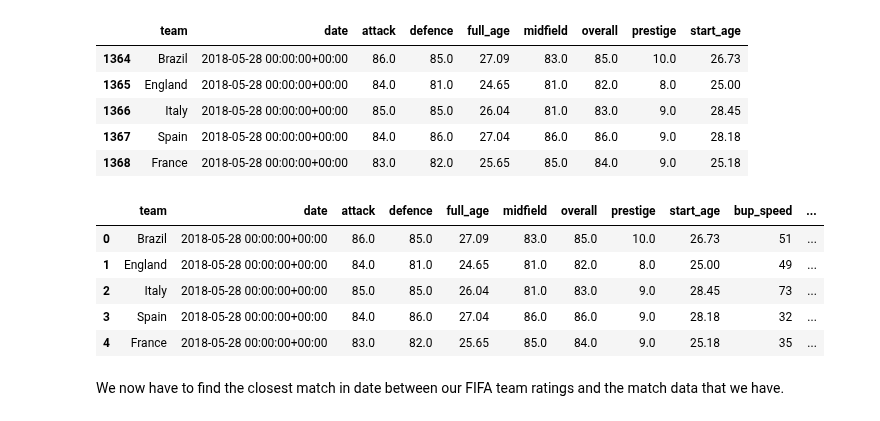
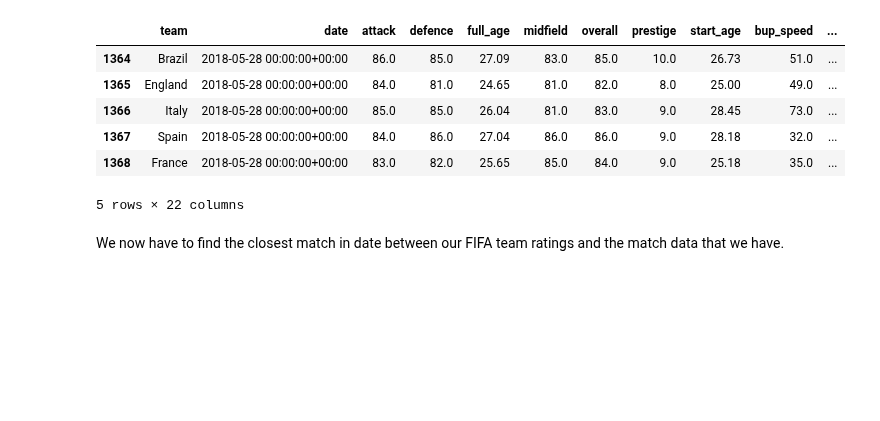
Before and after one commit to AC209aWC2018/World-Cup-2018, a Jupyter notebook: team-ratings-cleaning.ipynb, the cells around one changed output. Cells and saved outputs as stored; diff of their text form; code cells hidden in the pictures; blank space fills up the shorter version.

Commit message:
Updated with player data

```diff
--- a/team-ratings-cleaning.ipynb
+++ b/team-ratings-cleaning.ipynb
@@ -22,39 +22,20 @@ results.head()
 | 31703 | 2010-01-02 00:00:00+00:00 | Yemen | Tajikistan | 0 | 1 | Friendly | Sana'a | Yemen | False |
 | 31704 | 2010-01-03 00:00:00+00:00 | Angola | Gambia | 1 | 1 | Friendly | Vila Real de Santo António | Portugal | True |
 # %%
-ratings = pd.read_csv('data/team_stats.csv')
+ratings = pd.read_csv('data/team_stats_final.csv')
 ratings['date'] = pd.to_datetime(ratings['date'], utc=True)
 
 # restrict dates
 ratings = ratings[(ratings['date'] > earliest_date) & (ratings['date'] < latest_date)]
 ratings.head()
 # %% [output]
-|  | team | date | attack | defence | full_age | midfield | overall | prestige | start_age |
-| 1364 | Brazil | 2018-05-28 00:00:00+00:00 | 86.0 | 85.0 | 27.09 | 83.0 | 85.0 | 10.0 | 26.73 |
-| 1365 | England | 2018-05-28 00:00:00+00:00 | 84.0 | 81.0 | 24.65 | 81.0 | 82.0 | 8.0 | 25.00 |
-| 1366 | Italy | 2018-05-28 00:00:00+00:00 | 85.0 | 85.0 | 26.04 | 81.0 | 83.0 | 9.0 | 28.45 |
-| 1367 | Spain | 2018-05-28 00:00:00+00:00 | 84.0 | 86.0 | 27.04 | 86.0 | 86.0 | 9.0 | 28.18 |
-| 1368 | France | 2018-05-28 00:00:00+00:00 | 83.0 | 82.0 | 25.65 | 85.0 | 84.0 | 9.0 | 25.18 |
+|  | team | date | attack | defence | full_age | midfield | overall | prestige | start_age | bup_speed | ... |
+| 1364 | Brazil | 2018-05-28 00:00:00+00:00 | 86.0 | 85.0 | 27.09 | 83.0 | 85.0 | 10.0 | 26.73 | 51.0 | ... |
+| 1365 | England | 2018-05-28 00:00:00+00:00 | 84.0 | 81.0 | 24.65 | 81.0 | 82.0 | 8.0 | 25.00 | 49.0 | ... |
+| 1366 | Italy | 2018-05-28 00:00:00+00:00 | 85.0 | 85.0 | 26.04 | 81.0 | 83.0 | 9.0 | 28.45 | 73.0 | ... |
+| 1367 | Spain | 2018-05-28 00:00:00+00:00 | 84.0 | 86.0 | 27.04 | 86.0 | 86.0 | 9.0 | 28.18 | 32.0 | ... |
+| 1368 | France | 2018-05-28 00:00:00+00:00 | 83.0 | 82.0 | 25.65 | 85.0 | 84.0 | 9.0 | 25.18 | 35.0 | ... |
+5 rows × 22 columns
-# %%
-# augment the team ratings with extended data
-ratings_ext = pd.read_csv('data/team_stats_ext.csv')
-
-# convert dates
-ratings_ext['date'] = pd.to_datetime(ratings_ext['date'], utc=True)
-ratings_ext = ratings_ext[(ratings_ext['date'] > earliest_date) & (ratings_ext['date'] < latest_date)]
-
-# augment
-ratings = ratings.merge(ratings_ext, how='left',
-                       left_on=['team', 'date'],
-                       right_on=['team', 'date'])
-ratings.head()
-# %% [output]
-|  | team | date | attack | defence | full_age | midfield | overall | prestige | start_age | bup_speed | ... |
-| 0 | Brazil | 2018-05-28 00:00:00+00:00 | 86.0 | 85.0 | 27.09 | 83.0 | 85.0 | 10.0 | 26.73 | 51 | ... |
-| 1 | England | 2018-05-28 00:00:00+00:00 | 84.0 | 81.0 | 24.65 | 81.0 | 82.0 | 8.0 | 25.00 | 49 | ... |
-| 2 | Italy | 2018-05-28 00:00:00+00:00 | 85.0 | 85.0 | 26.04 | 81.0 | 83.0 | 9.0 | 28.45 | 73 | ... |
-| 3 | Spain | 2018-05-28 00:00:00+00:00 | 84.0 | 86.0 | 27.04 | 86.0 | 86.0 | 9.0 | 28.18 | 32 | ... |
-| 4 | France | 2018-05-28 00:00:00+00:00 | 83.0 | 82.0 | 25.65 | 85.0 | 84.0 | 9.0 | 25.18 | 35 | ... |
 # %% [markdown]
 We now have to find the closest match in date between our FIFA team ratings and the match data that we have.
 # %%
```
Also changed, not shown: parts of 20 cells of this notebook, 8 other files.
